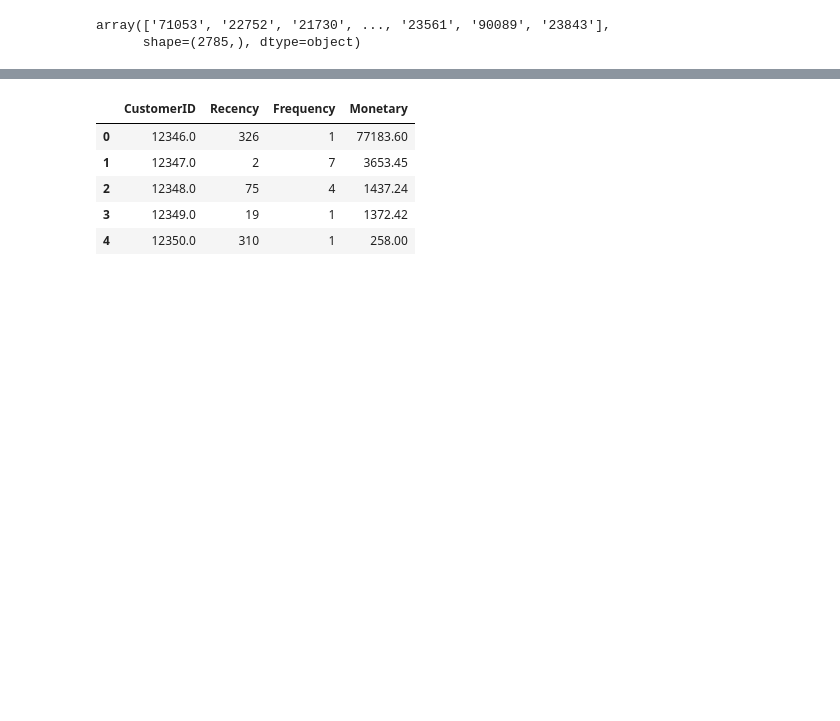
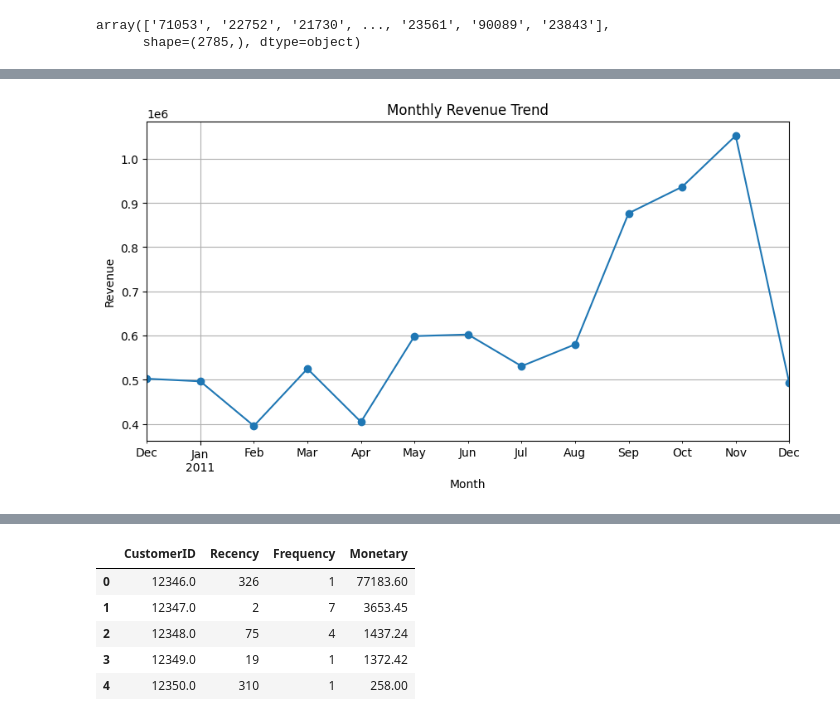
Before and after one commit to supremkc05/ecommerce-analytics-forecasting, a Jupyter notebook: etl_pipeline.ipynb, the cells around one changed output, grey strips where cells are left out. Saved outputs shown, nothing was run; the diff lists cells and outputs as text; code cells hidden in the pictures; blank space fills up the shorter version.

Commit message:
visualizations and feature engeering

```diff
--- a/etl_pipeline.ipynb
+++ b/etl_pipeline.ipynb
@@ -132,0 +119,14 @@ revenue_per_customer.head(), rfm.head()
+# %%
+#Monthly revenue trend
+monthly_revenue = df.groupby(df['InvoiceDate'].dt.to_period("M"))['TotalPrice'].sum()
+monthly_revenue.index = monthly_revenue.index.to_timestamp()
+
+plt.figure(figsize=(10,5))
+monthly_revenue.plot(kind='line', marker='o')
+plt.title("Monthly Revenue Trend")
+plt.xlabel("Month")
+plt.ylabel("Revenue")
+plt.grid(True)
+plt.show()
+# %% [output]
+[figure, added]
```
Also changed, not shown: parts of 10 cells of this notebook.
